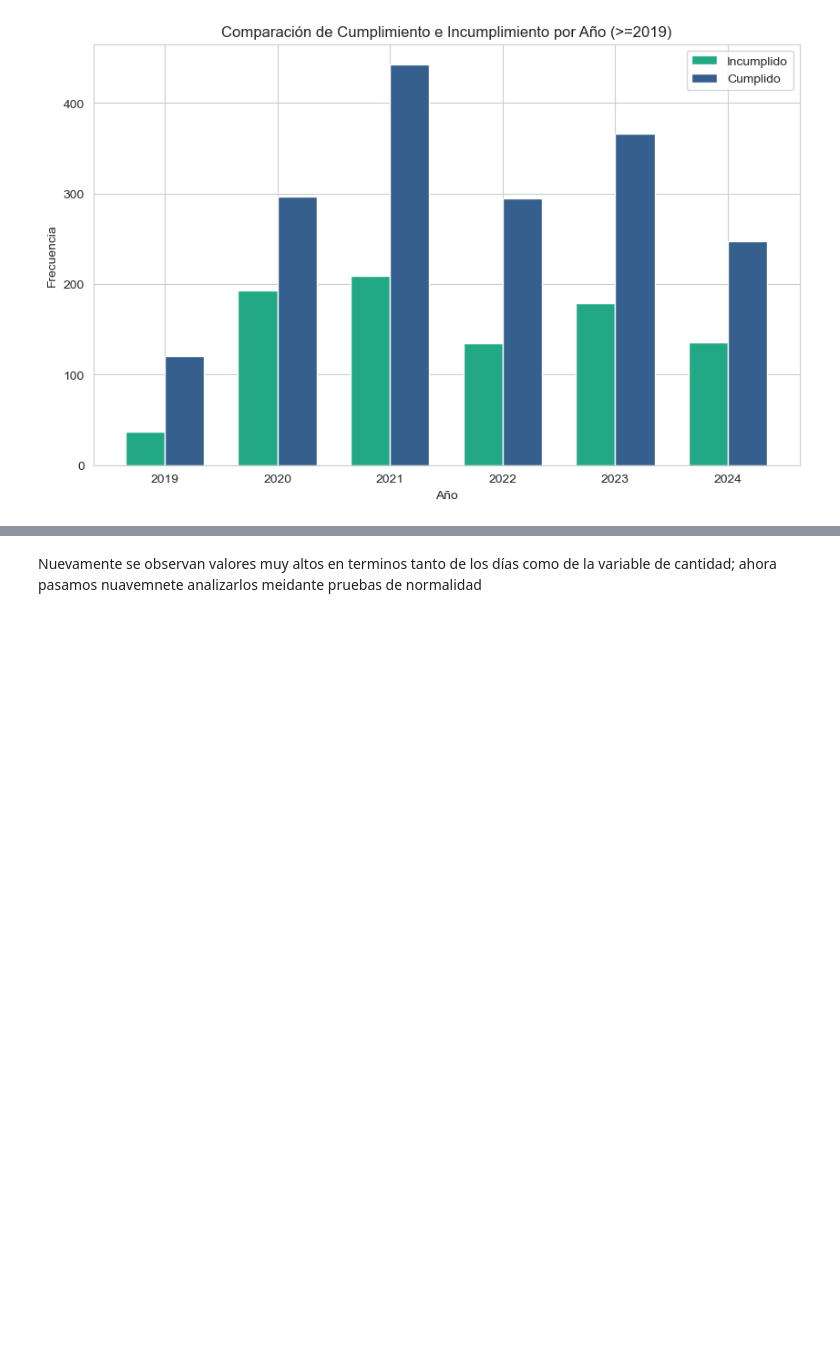
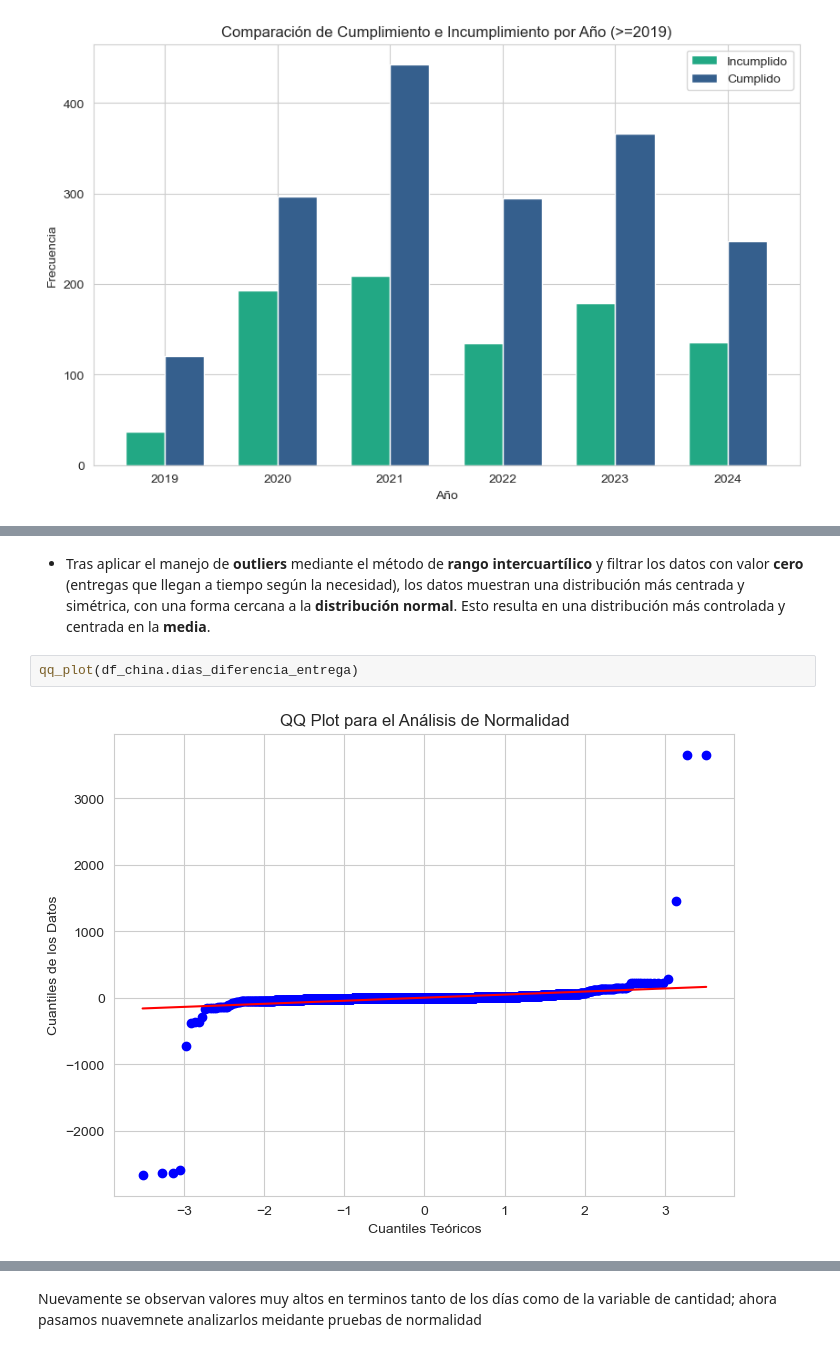
Before and after one commit to Andres-Fonseca/Seminario, a Jupyter notebook: momentos_evaluativos/ME03 - G13 - [1036943998]-[1041152117].ipynb, the cells around one changed output, grey strips where cells are left out. Cells and saved outputs as stored; diff of their text form; blank space fills up the shorter version.

```diff
--- a/momentos_evaluativos/ME03 - G13 - [1036943998]-[1041152117].ipynb
+++ b/momentos_evaluativos/ME03 - G13 - [1036943998]-[1041152117].ipynb
@@ -463,0 +348,6 @@ for column in numerical_columns:
+# %% [markdown]
+- Tras aplicar el manejo de **outliers** mediante el método de **rango intercuartílico** y filtrar los datos con valor **cero** (entregas que llegan a tiempo según la necesidad), los datos muestran una distribución más centrada y simétrica, con una forma cercana a la **distribución normal**. Esto resulta en una distribución más controlada y centrada en la **media**.
+# %%
+qq_plot(df_china.dias_diferencia_entrega)
+# %% [output]
+[figure, added]
```
Also changed, not shown: parts of 77 cells of this notebook.
